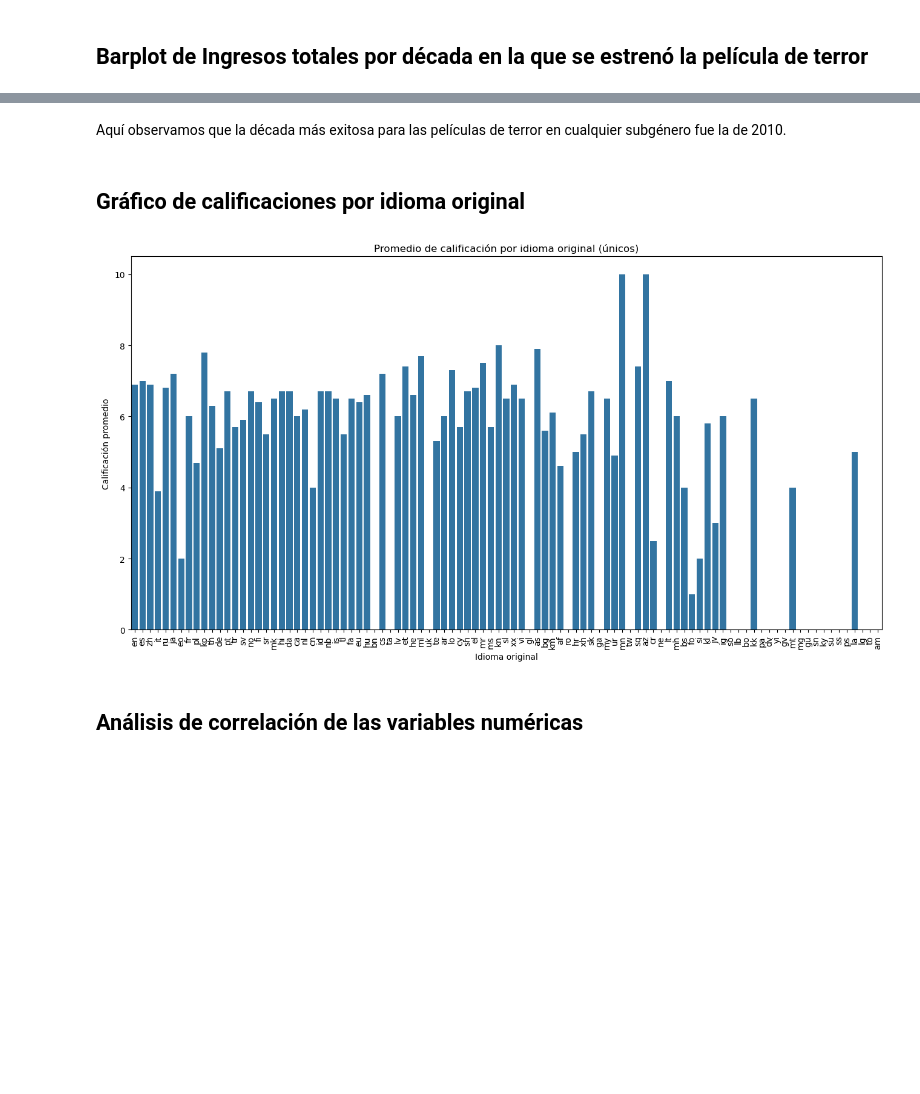
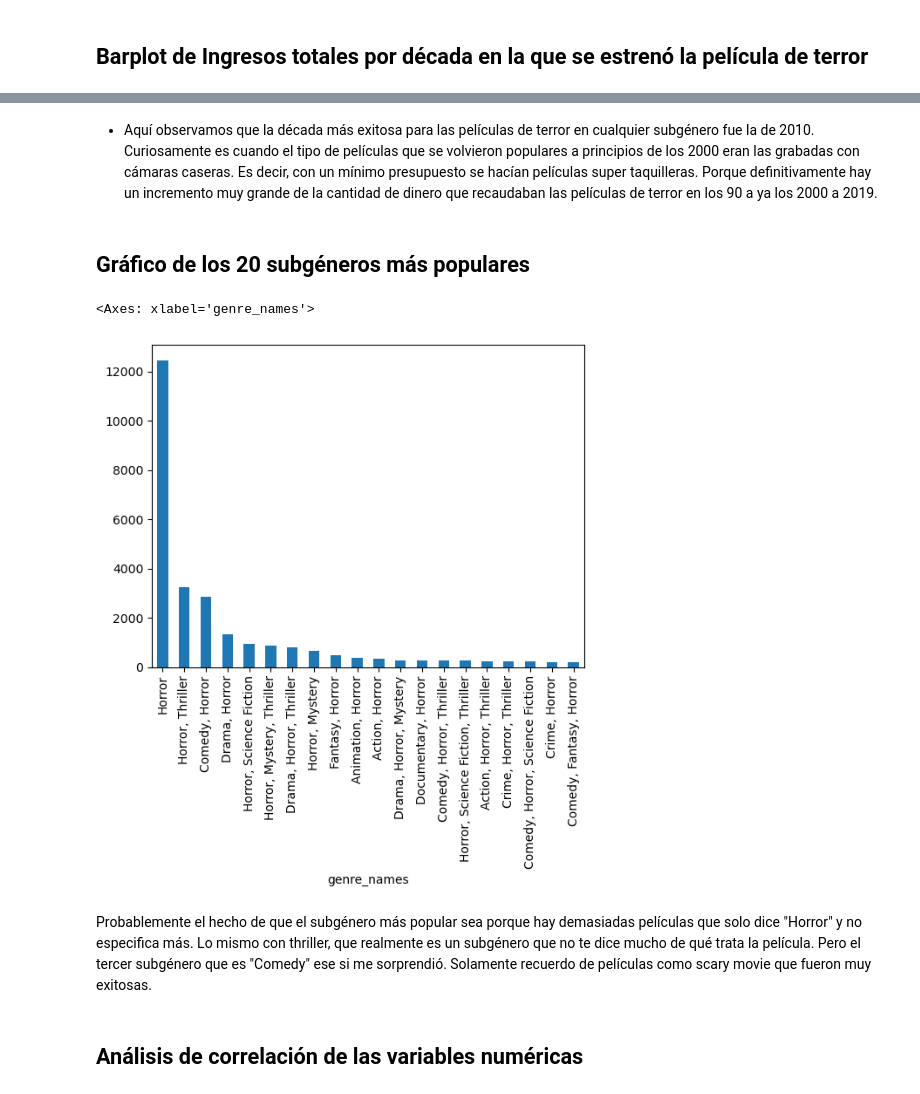
Before and after one commit to pomaremiliano/TI3001C, a Jupyter notebook: Graficas/Seaborn/Parte 2 Act 5.3.2.ipynb, the cells around one changed output, grey strips where cells are left out. Saved outputs shown, nothing was run; the diff lists cells and outputs as text; code cells hidden in the pictures; blank space fills up the shorter version.

Commit message:
update: graph top genres

```diff
--- a/Graficas/Seaborn/Parte 2 Act 5.3.2.ipynb
+++ b/Graficas/Seaborn/Parte 2 Act 5.3.2.ipynb
@@ -46,6 +50,9 @@ memory usage: 5.0+ MB
 # %% [markdown]
 ## Barplot de Ingresos totales por década en la que se estrenó la película de terror
 # %%
+# Extraer el año de la columna release_date
+df['year'] = pd.to_datetime(df['release_date'], errors='coerce').dt.year
+
 df['decada'] = (df['year'] // 10) * 10
 
 revenue_per_decade = df.groupby('decada')['revenue'].sum().reset_index()
@@ -62,18 +69,15 @@ KeyError: 'year'
 # %% [markdown]
-Aquí observamos que la década más exitosa para las películas de terror en cualquier subgénero fue la de 2010.
+- Aquí observamos que la década más exitosa para las películas de terror en cualquier subgénero fue la de 2010. Curiosamente es cuando el tipo de películas que se volvieron populares a principios de los 2000 eran las grabadas con cámaras caseras. Es decir, con un  mínimo presupuesto se hacían películas super taquilleras. Porque definitivamente hay un incremento muy grande de la cantidad de dinero que recaudaban las películas de terror en los 90 a ya los 2000 a 2019.
 # %% [markdown]
-## Gráfico de calificaciones por idioma original
+## Gráfico de los 20 subgéneros más populares
 # %%
-unique_lang = df.drop_duplicates(subset='original_language')
-plt.figure(figsize=(16, 8))
-sns.barplot(data=unique_lang, x='original_language', y='vote_average')
-plt.title('Promedio de calificación por idioma original (únicos)')
-plt.xlabel('Idioma original')
-plt.ylabel('Calificación promedio')
-plt.xticks(rotation=90)
-plt.show()
+data = df.genre_names
+data.value_counts(ascending=False).head(20).plot(kind='bar')
 # %% [output]
+<Axes: xlabel='genre_names'>
-[figure, old version]
+[figure, new version]
+# %% [markdown]
+Probablemente el hecho de que el subgénero más popular sea porque hay demasiadas películas que solo dice "Horror" y no especifica más. Lo mismo con thriller, que realmente es un subgénero que no te dice mucho de qué trata la película. Pero el tercer subgénero que es "Comedy" ese si me sorprendió. Solamente recuerdo de películas como scary movie que fueron muy exitosas.
 # %% [markdown]
 ## Análisis de correlación de las variables numéricas
 # %%
```
Also changed, not shown: parts of 2 cells of this notebook, 1 other file.
